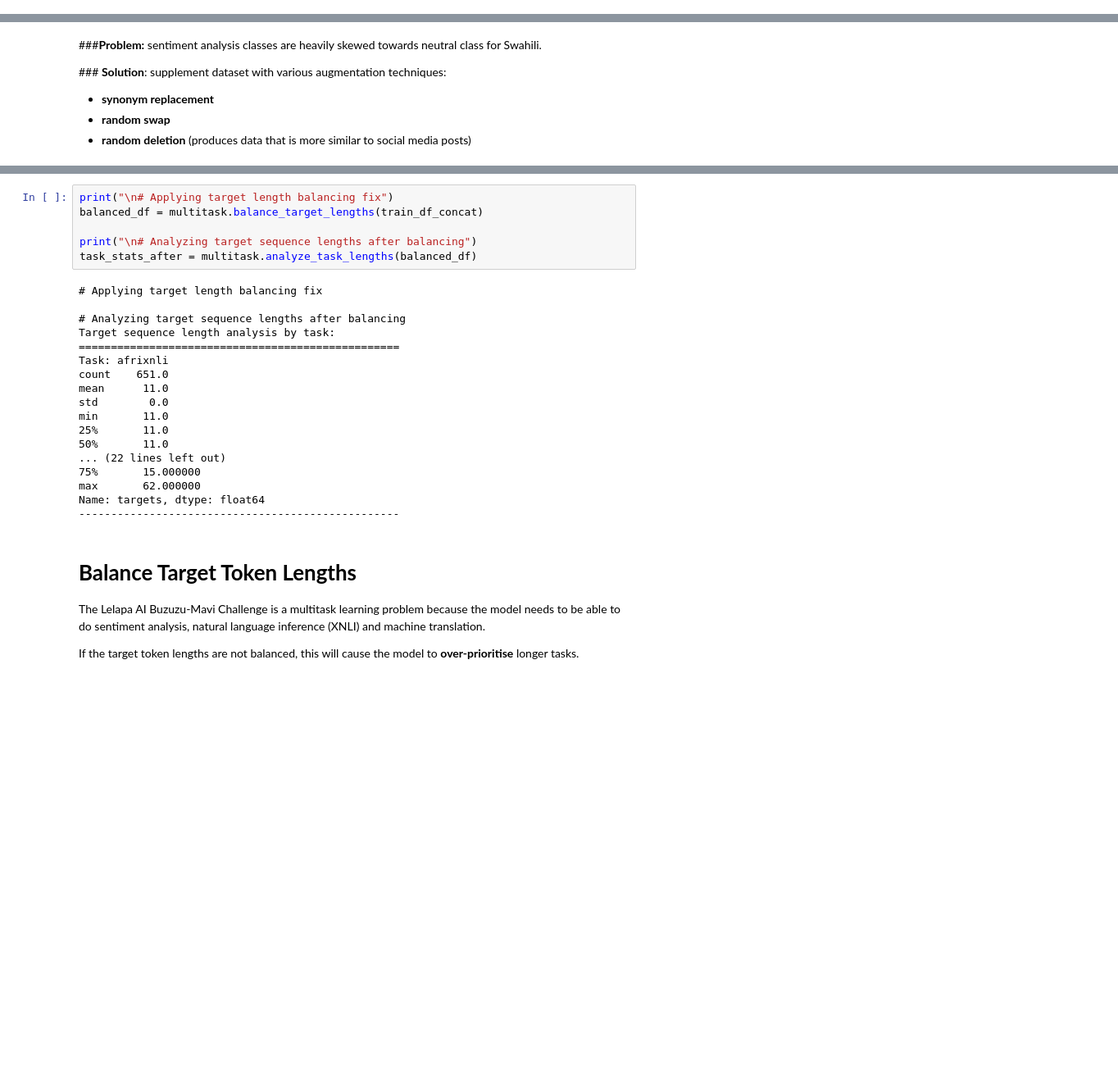
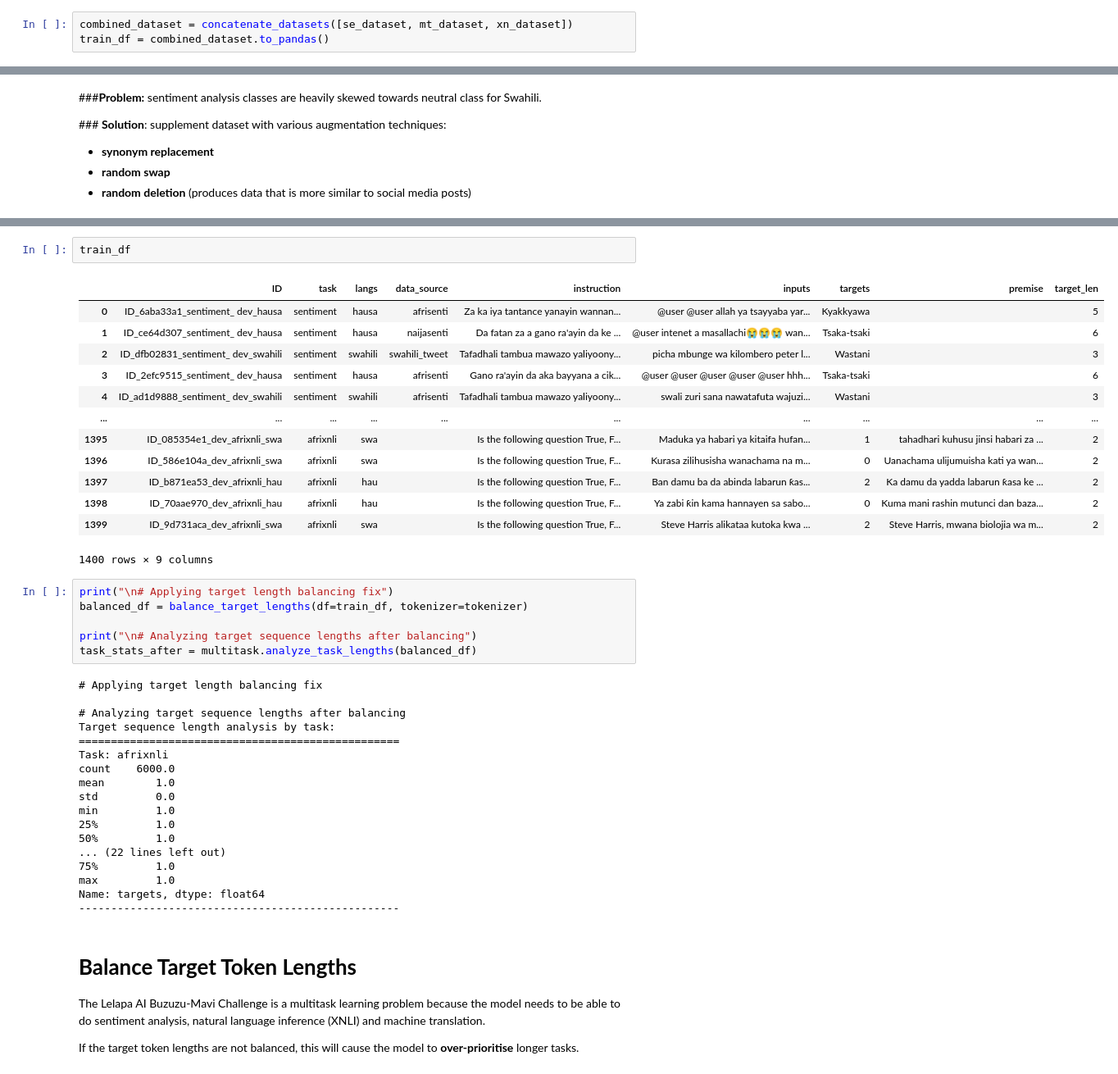
Before and after one commit to melissafasol/InkubaLM-Challenge, a Jupyter notebook: notebooks/01_implementation.ipynb, the cells around one changed output, grey strips where cells are left out. Shown at 82% size. Cells and saved outputs as stored; diff of their text form; blank space fills up the shorter version.

```diff
--- a/notebooks/01_implementation.ipynb
+++ b/notebooks/01_implementation.ipynb
@@ -211,3 +145,6 @@ Name: count, dtype: int64
+# %%
+combined_dataset = concatenate_datasets([se_dataset, mt_dataset, xn_dataset])
+train_df = combined_dataset.to_pandas()
 # %% [markdown]
 # **Data Augmentation**
 # %% [markdown]
@@ -271,6 +200,22 @@ train_df_concat.head()
+# %%
+train_df
+# %% [output]
+|  | ID | task | langs | data_source | instruction | inputs | targets | premise | target_len |
+| 0 | ID_6aba33a1_sentiment_ dev_hausa | sentiment | hausa | afrisenti | Za ka iya tantance yanayin wannan... | @user @user allah ya tsayyaba yar... | Kyakkyawa |  | 5 |
+| 1 | ID_ce64d307_sentiment_ dev_hausa | sentiment | hausa | naijasenti | Da fatan za a gano ra'ayin da ke ... | @user intenet a masallachi😭😭😭 wan... | Tsaka-tsaki |  | 6 |
+| 2 | ID_dfb02831_sentiment_ dev_swahili | sentiment | swahili | swahili_tweet | Tafadhali tambua mawazo yaliyoony... | picha mbunge wa kilombero peter l... | Wastani |  | 3 |
+| 3 | ID_2efc9515_sentiment_ dev_hausa | sentiment | hausa | afrisenti | Gano ra'ayin da aka bayyana a cik... | @user @user @user @user @user hhh... | Tsaka-tsaki |  | 6 |
+| 4 | ID_ad1d9888_sentiment_ dev_swahili | sentiment | swahili | afrisenti | Tafadhali tambua mawazo yaliyoony... | swali zuri sana nawatafuta wajuzi... | Wastani |  | 3 |
+| ... | ... | ... | ... | ... | ... | ... | ... | ... | ... |
+| 1395 | ID_085354e1_dev_afrixnli_swa | afrixnli | swa |  | Is the following question True, F... | Maduka ya habari ya kitaifa hufan... | 1 | tahadhari kuhusu jinsi habari za ... | 2 |
+| 1396 | ID_586e104a_dev_afrixnli_swa | afrixnli | swa |  | Is the following question True, F... | Kurasa zilihusisha wanachama na m... | 0 | Uanachama ulijumuisha kati ya wan... | 2 |
+| 1397 | ID_b871ea53_dev_afrixnli_hau | afrixnli | hau |  | Is the following question True, F... | Ban damu ba da abinda labarun ƙas... | 2 | Ka damu da yadda labarun ƙasa ke ... | 2 |
+| 1398 | ID_70aae970_dev_afrixnli_hau | afrixnli | hau |  | Is the following question True, F... | Ya zabi ƙin kama hannayen sa sabo... | 0 | Kuma mani rashin mutunci dan baza... | 2 |
+| 1399 | ID_9d731aca_dev_afrixnli_swa | afrixnli | swa |  | Is the following question True, F... | Steve Harris alikataa kutoka kwa ... | 2 | Steve Harris, mwana biolojia wa m... | 2 |
+1400 rows × 9 columns
 # %%
 print("\n# Applying target length balancing fix")
-balanced_df = multitask.balance_target_lengths(train_df_concat)
+balanced_df = balance_target_lengths(df=train_df, tokenizer=tokenizer)
 
 print("\n# Analyzing target sequence lengths after balancing")
 task_stats_after = multitask.analyze_task_lengths(balanced_df)
@@ -281,15 +226,15 @@ task_stats_after = multitask.analyze_task_lengths(balanced_df)
 Target sequence length analysis by task:
 ==================================================
 Task: afrixnli
-count    651.0
-mean      11.0
-std        0.0
-min       11.0
-25%       11.0
-50%       11.0
+count    6000.0
+mean        1.0
+std         0.0
+min         1.0
+25%         1.0
+50%         1.0
 ... (22 lines left out)
-75%       15.000000
-max       62.000000
+75%         1.0
+max         1.0
 Name: targets, dtype: float64
 --------------------------------------------------
 # %% [markdown]
```
Also changed, not shown: parts of 20 cells of this notebook.
